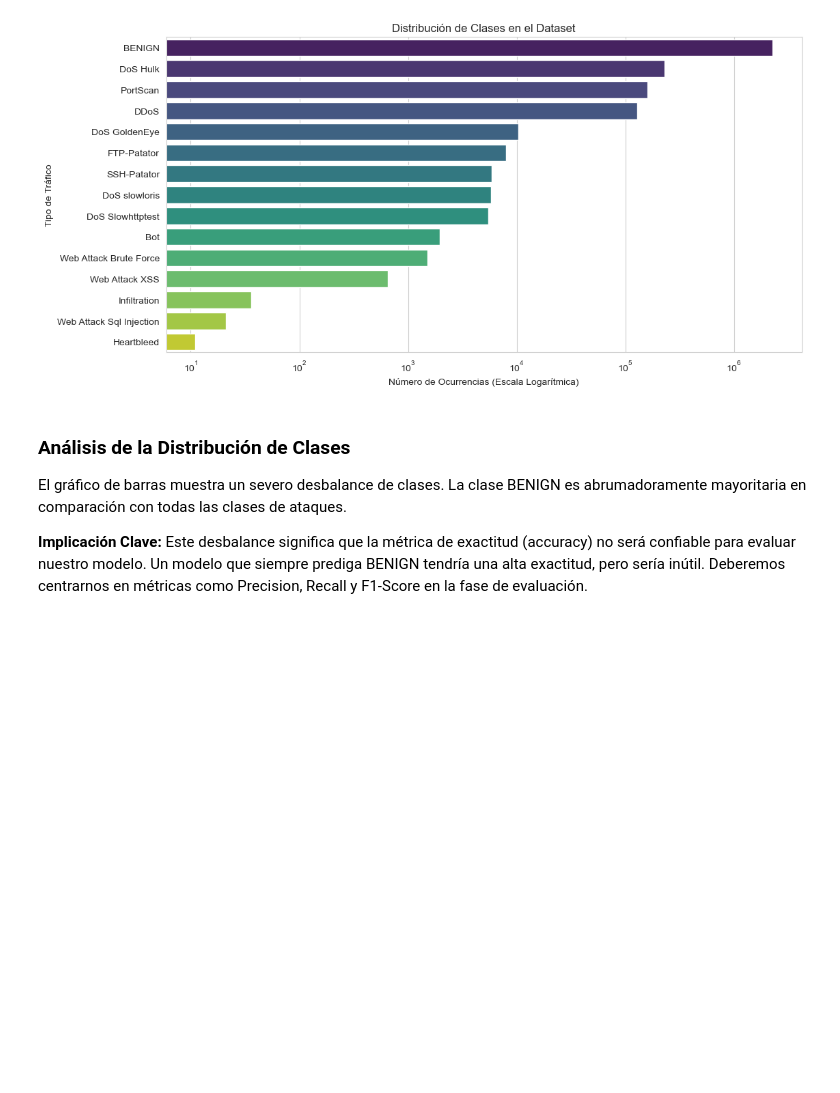
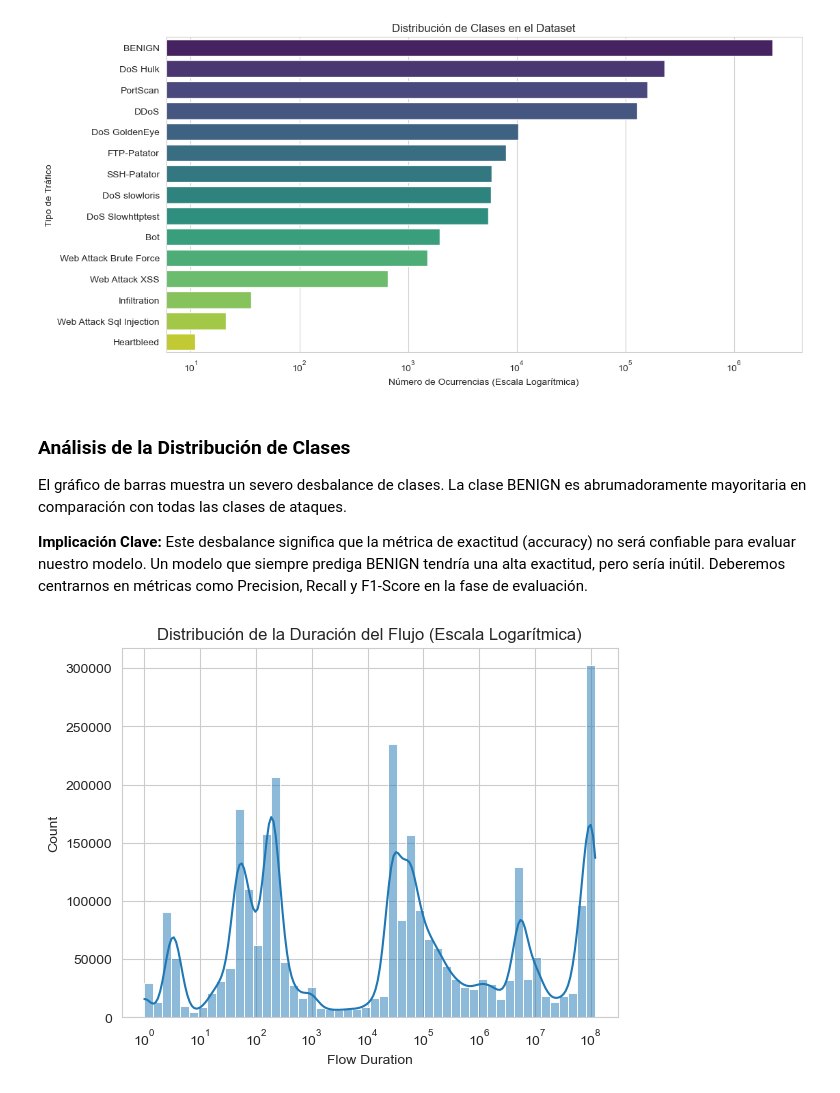
Before and after one commit to mauucrv/Detector-De-Intrusiones, a Jupyter notebook: notebooks/01_exploratory_data_analysis.ipynb, the cells around one changed output. Cells and saved outputs as stored; diff of their text form; code cells hidden in the pictures; blank space fills up the shorter version.

Commit message:
feat: Analiza la distribución de Flow Duration con histograma

```diff
--- a/notebooks/01_exploratory_data_analysis.ipynb
+++ b/notebooks/01_exploratory_data_analysis.ipynb
@@ -106,3 +106,10 @@ plt.show()
 El gráfico de barras muestra un severo desbalance de clases. La clase BENIGN es abrumadoramente mayoritaria en comparación con todas las clases de ataques.
 
 **Implicación Clave:** Este desbalance significa que la métrica de exactitud (accuracy) no será confiable para evaluar nuestro modelo. Un modelo que siempre prediga BENIGN tendría una alta exactitud, pero sería inútil. Deberemos centrarnos en métricas como Precision, Recall y F1-Score en la fase de evaluación.
+# %%
+# Visualizar la distribución de la duración del flujo
+sns.histplot(df['Flow Duration'], bins = 50, kde = True, log_scale = True)
+plt.title('Distribución de la Duración del Flujo (Escala Logarítmica)')
+plt.show()
+# %% [output]
+[figure, added]
```
Also changed, not shown: parts of 1 cell of this notebook.
